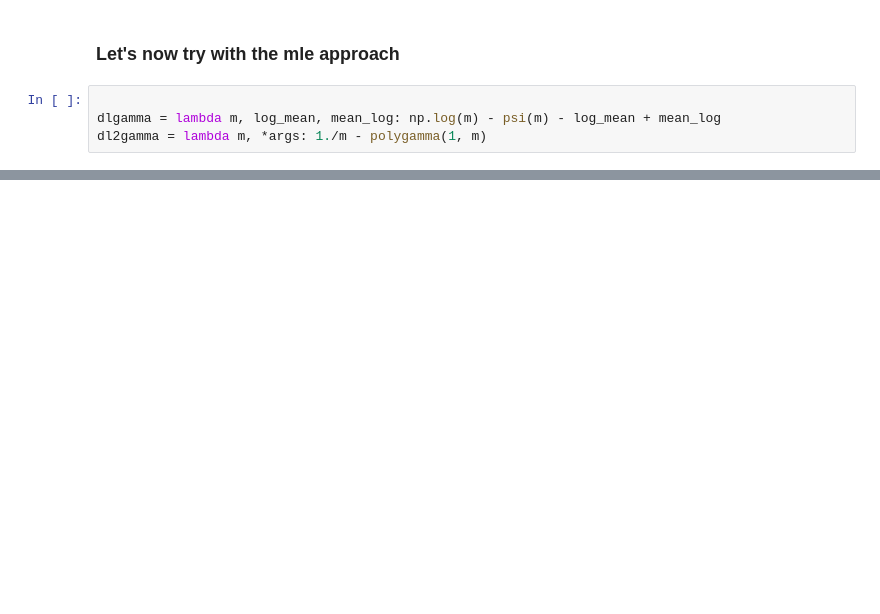
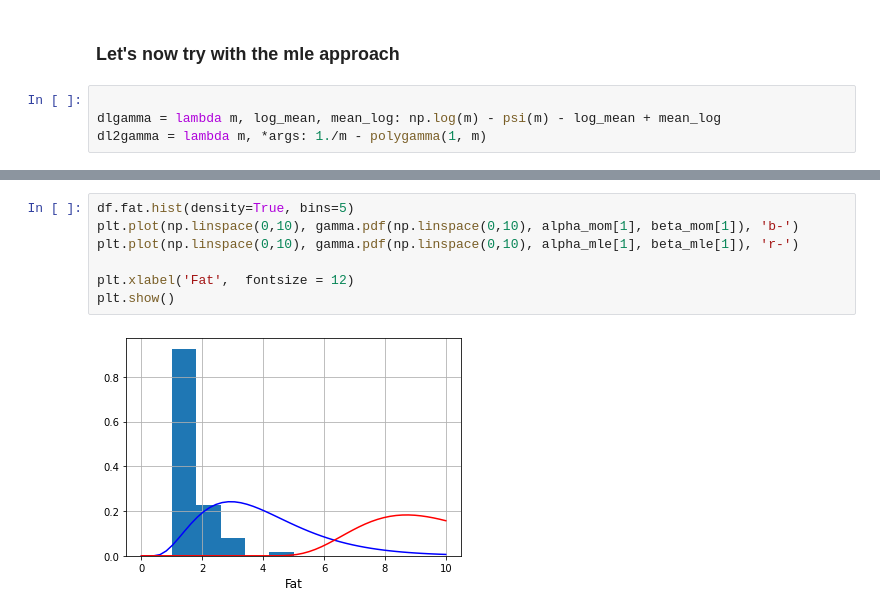
Before and after one commit to siripragadashashank/DSE_Assignments, a Jupyter notebook: Assignment8/Assignment 8 Group 18.ipynb, the cells around one changed output, grey strips where cells are left out. Drawn from its saved outputs; the diff is of its cells as text; blank space fills up the shorter version.

```diff
--- a/Assignment8/Assignment 8 Group 18.ipynb
+++ b/Assignment8/Assignment 8 Group 18.ipynb
@@ -173,0 +236,9 @@ ValueError: The truth value of a Series is ambiguous. Use a.empty, a.bool(), a.i
+# %%
+df.fat.hist(density=True, bins=5)
+plt.plot(np.linspace(0,10), gamma.pdf(np.linspace(0,10), alpha_mom[1], beta_mom[1]), 'b-')
+plt.plot(np.linspace(0,10), gamma.pdf(np.linspace(0,10), alpha_mle[1], beta_mle[1]), 'r-')
+
+plt.xlabel('Fat',  fontsize = 12)
+plt.show()
+# %% [output]
+[figure, added]
```
Also changed, not shown: parts of 17 cells of this notebook.
